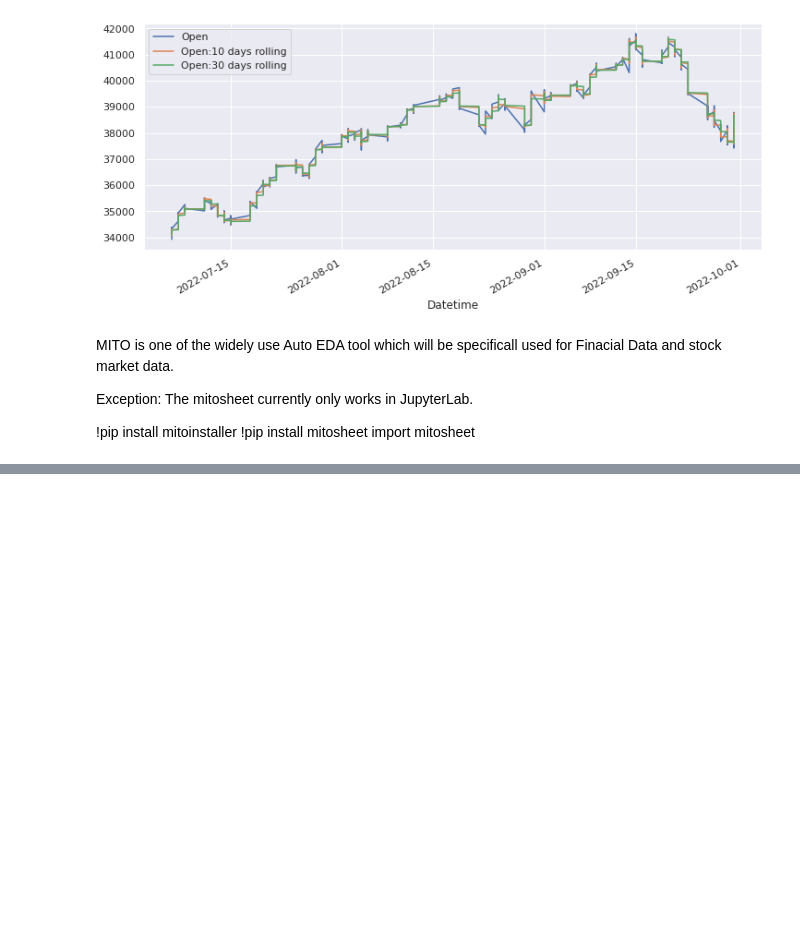
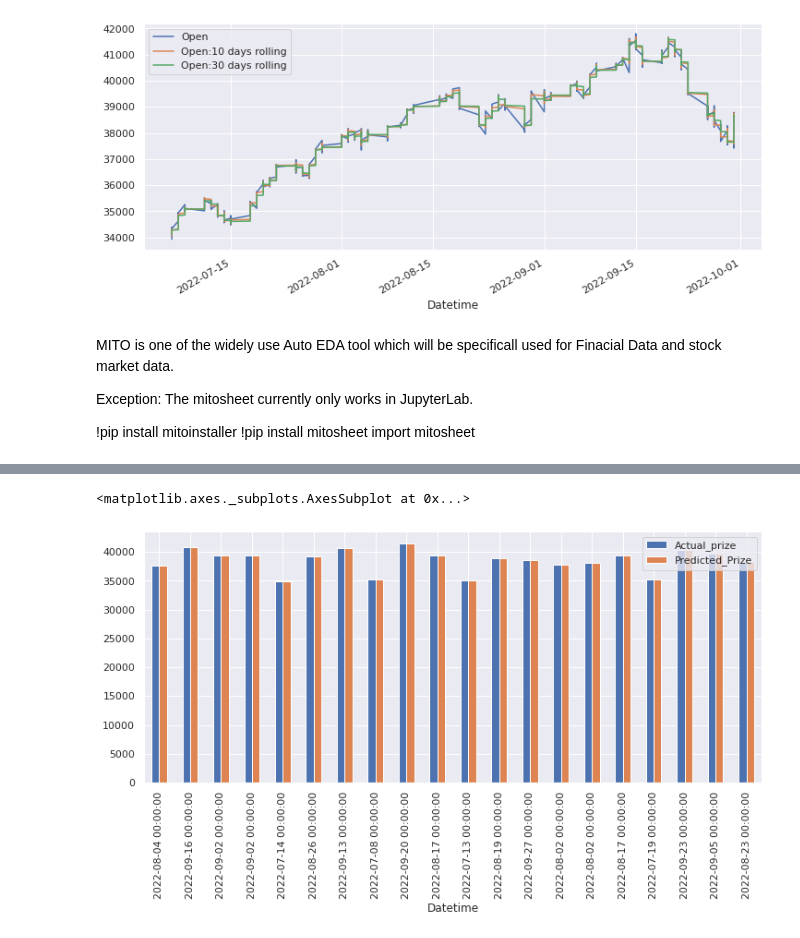
Before and after one commit to sarkar2527/DSAP, a Jupyter notebook: Stock_3_sandy.ipynb, the cells around one changed output, grey strips where cells are left out. Cells and saved outputs as stored; diff of their text form; code cells hidden in the pictures; blank space fills up the shorter version.

```diff
--- a/Stock_3_sandy.ipynb
+++ b/Stock_3_sandy.ipynb
@@ -326,0 +355,6 @@ import mitosheet
+# %%
+#Try with Linear Regression
+
+from sklearn.linear_model import LinearRegression
+Linear_Reg = LinearRegression()
+Linear_Reg.fit(X_train, Y_train)
@@ -326,0 +369,2 @@ import mitosheet
+# %%
+y_pred_lr = Linear_Reg.predict(X_test)
@@ -326,0 +387,2 @@ import mitosheet
+# %%
+Lr_results = pd.DataFrame({'Actual_prize':Y_test, 'Predicted_Prize':y_pred_lr})
@@ -326,0 +407,7 @@ import mitosheet
+# %%
+graph = Lr_results.head(20)
+# %%
+graph.plot(kind='bar', figsize =(12,5))
+# %% [output]
+<matplotlib.axes._subplots.AxesSubplot at 0x...>
+[figure, added]
```
Also changed, not shown: parts of 12 cells of this notebook.
